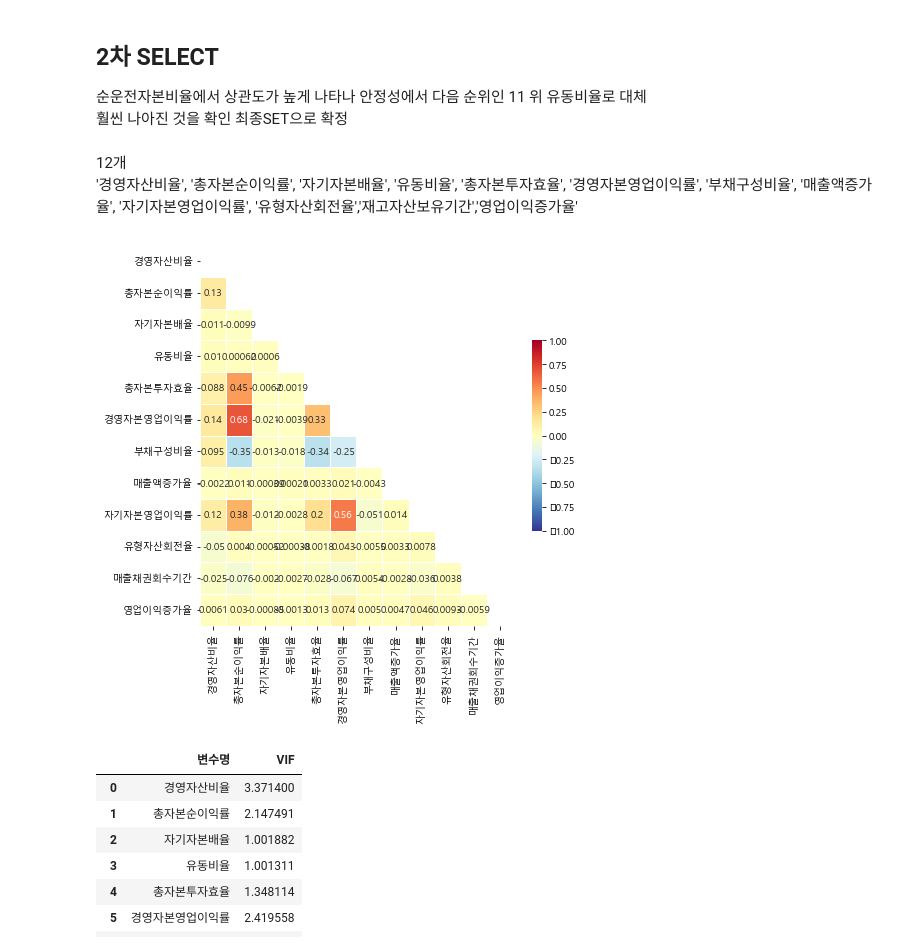
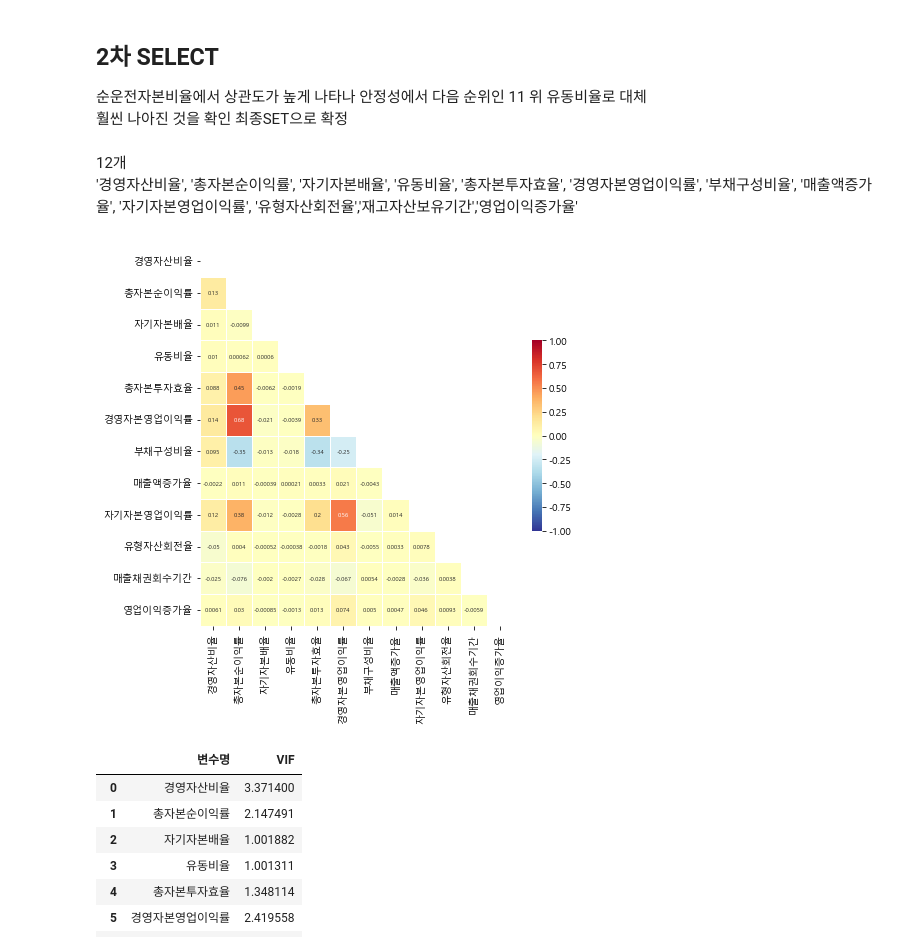
Before and after one commit to JxxHxxx/Ubion-CorporateBankruptcyAnalysis, a Jupyter notebook: Code/SH/2. feature selection/lasso_fs.ipynb, the cells around one changed output. Cells and saved outputs as stored; diff of their text form; code cells hidden in the pictures.

Commit message:
heatmap - 문제 해결

```diff
--- a/Code/SH/2. feature selection/lasso_fs.ipynb
+++ b/Code/SH/2. feature selection/lasso_fs.ipynb
@@ -241,6 +241,7 @@ sns.heatmap(dataset[col_1st].corr())
 <AxesSubplot:title={'center':'Correlation of Features'}>
 [figure]
 # %%
+matplotlib.rcParams['axes.unicode_minus'] = False
 c = dataset[col_1st]
 df = c.corr()
 fig, ax = plt.subplots( figsize=(7,7))
@@ -252,7 +253,8 @@ sns.heatmap(df,
             mask=mask,      # 표시하지 않을 마스크 부분을 지정한다
             linewidths=.5,  # 경계면 실선으로 구분하기
             cbar_kws={"shrink": .5},# 컬러바 크기 절반으로 줄이기
-            vmin = -1,vmax = 1   # 컬러바 범위 -1 ~ 1
+            vmin = -1,vmax = 1,   # 컬러바 범위 -1 ~ 1
+            annot_kws = {'size' : 6},
            )
 plt.show()
 # %% [output]
@@ -290,22 +292,24 @@ vif
 col_finance = ['경영자산비율', '총자본순이익률', '자기자본배율', '유동비율', '총자본투자효율', '경영자본영업이익률',
            '부채구성비율', '매출액증가율', '자기자본영업이익률', '유형자산회전율','매출채권회수기간','영업이익증가율']
 # %%
+matplotlib.rcParams['axes.unicode_minus'] = False
 b = dataset[col_finance]
 df = b.corr()
 fig, ax = plt.subplots( figsize=(7,7))
 mask = np.zeros_like(df, dtype=np.bool)
 mask[np.triu_indices_from(mask)] = True
 sns.heatmap(df,
             cmap = 'RdYlBu_r',
             annot = True,   # 실제 값을 표시한다
             mask=mask,      # 표시하지 않을 마스크 부분을 지정한다
             linewidths=.5,  # 경계면 실선으로 구분하기
             cbar_kws={"shrink": .5},# 컬러바 크기 절반으로 줄이기
-            vmin = -1,vmax = 1   # 컬러바 범위 -1 ~ 1
+            vmin = -1,vmax = 1,# 컬러바 범위 -1 ~ 1
+            annot_kws = {'size' : 6}
            )
 plt.show()
 # %% [output]
-[figure, old version]
+[figure, new version]
 # %%
 #VIF
 from statsmodels.stats.outliers_influence import variance_inflation_factor
```
Also changed, not shown: parts of 1 cell of this notebook, 2 other files.
